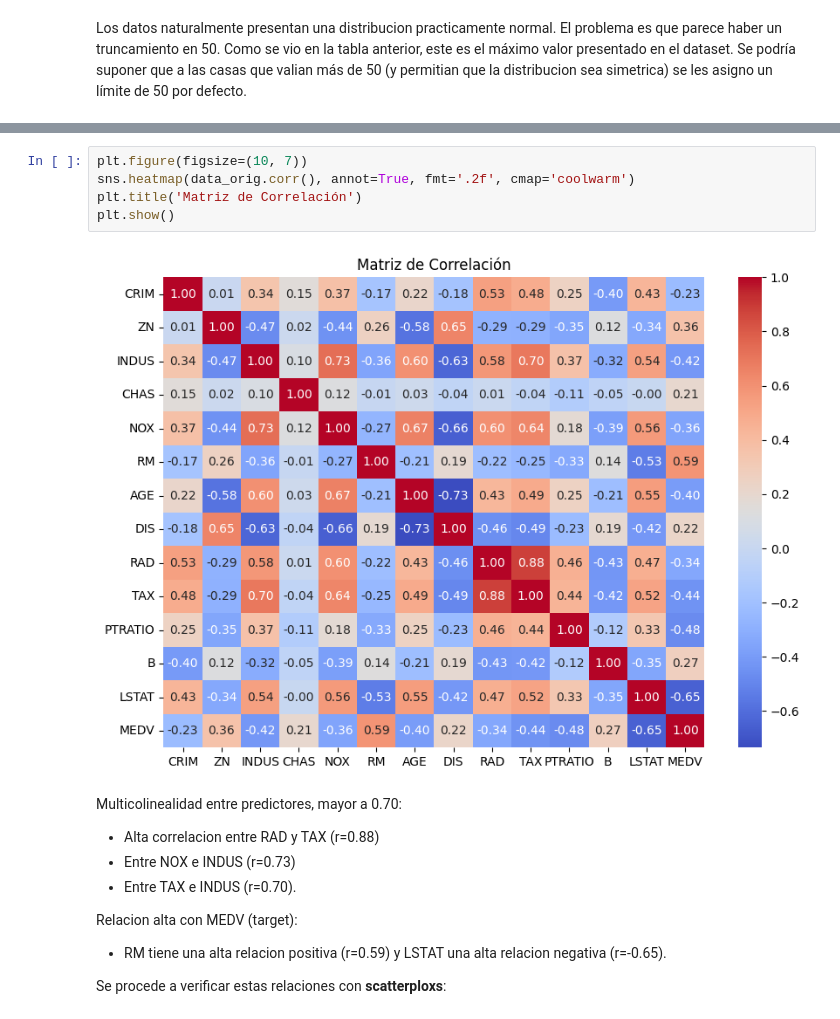
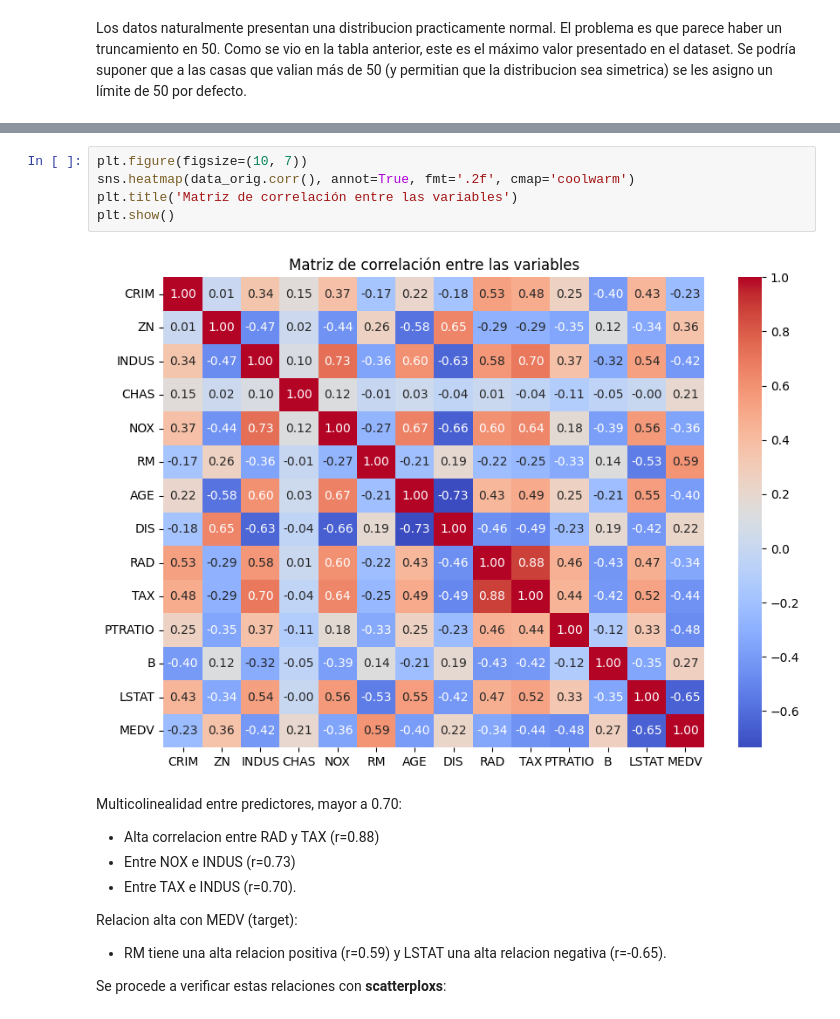
Before and after one commit to AlvaTF/TP-AA1-Ruiz-Toledo-Mendoza, a Jupyter notebook: TP_1/TP_regresion_AA1.ipynb, the cells around one changed output, grey strips where cells are left out. Saved outputs shown, nothing was run; the diff lists cells and outputs as text.

```diff
--- a/TP_1/TP_regresion_AA1.ipynb
+++ b/TP_1/TP_regresion_AA1.ipynb
@@ -187,10 +192,10 @@ Los datos naturalmente presentan una distribucion practicamente normal. El probl
 # %%
 plt.figure(figsize=(10, 7))
 sns.heatmap(data_orig.corr(), annot=True, fmt='.2f', cmap='coolwarm')
-plt.title('Matriz de Correlación')
+plt.title('Matriz de correlación entre las variables')
 plt.show()
 # %% [output]
-[figure, old version]
+[figure, new version]
 # %% [markdown]
 Multicolinealidad entre predictores, mayor a 0.70:
 - Alta correlacion entre RAD y TAX (r=0.88)
```
Also changed, not shown: parts of 10 cells of this notebook.
